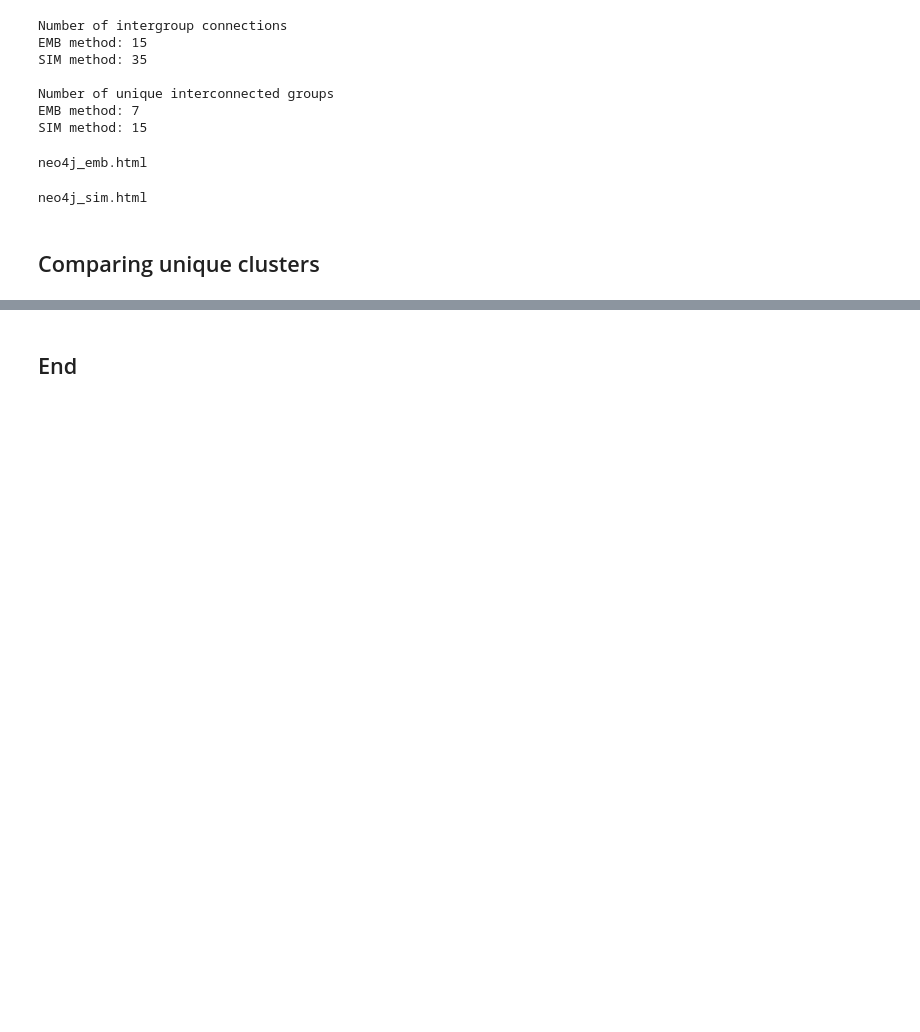
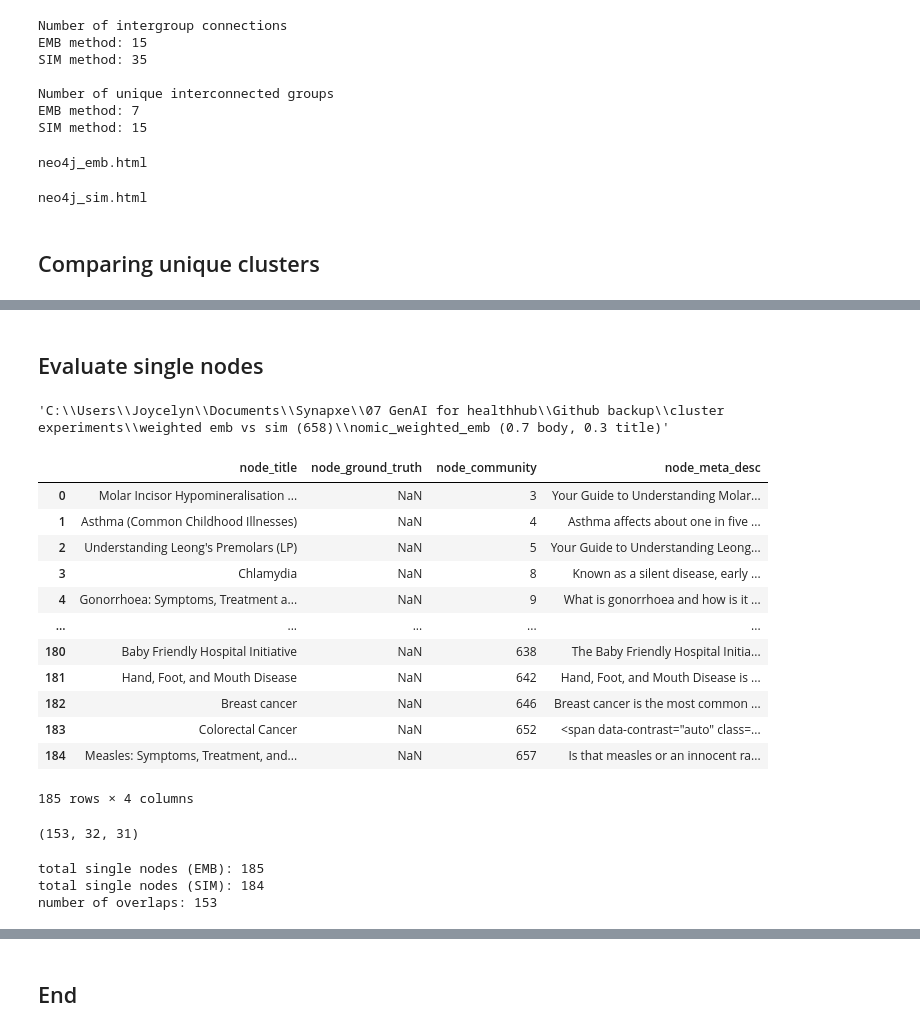
Before and after one commit to Synapxe-DNA/healthhub-content-optimization, a Jupyter notebook: content-optimization/notebooks/exp_evaluation.ipynb, the cells around one changed output, grey strips where cells are left out. Drawn from its saved outputs; the diff is of its cells as text; code cells hidden in the pictures; blank space fills up the shorter version.

Commit message:
code improvement for experiment output evaluation

```diff
--- a/content-optimization/notebooks/exp_evaluation.ipynb
+++ b/content-optimization/notebooks/exp_evaluation.ipynb
@@ -5,13 +6,14 @@ import pyvis
 # %%
 root_path = r"C:\Users\Joycelyn\Documents\Synapxe\07 GenAI for healthhub\Github backup\cluster experiments\weighted emb vs sim (658)"
-emb_path = os.path.join(root_path,"nomic_weighted_emb (0.7 body, 0.3 title)")
-sim_path = os.path.join(root_path,"nomic_weighted_sim (0.7 body, 0.3 title)")
+emb_path_th_median = os.path.join(root_path,"nomic_weighted_emb (0.7 body, 0.3 title)")
+emb_path_th_09 = os.path.join(root_path,"nomic_weighted_emb (0.7 body, 0.3 title) th09")
 
-with open(os.path.join(emb_path,"neo4j_predicted_clusters.pkl"), "rb") as f:
-    emb_results = pickle.load(f)
 
-with open(os.path.join(sim_path,"neo4j_predicted_clusters.pkl"), "rb") as f:
-    sim_results = pickle.load(f)
+with open(os.path.join(emb_path_th_median,"neo4j_predicted_clusters.pkl"), "rb") as f:
+    emb_results_median = pickle.load(f)
+
+with open(os.path.join(emb_path_th_09,"neo4j_predicted_clusters.pkl"), "rb") as f:
+    emb_results_th09 = pickle.load(f)
 # %% [markdown]
 ## identify common and unique clusters
 # %%
@@ -220,0 +371,25 @@ Unique articles in SIM cluster:
+# %% [markdown]
+## Evaluate single nodes
+# %%
+emb_path
+# %% [output]
+'C:\\Users\\Joycelyn\\Documents\\Synapxe\\07 GenAI for healthhub\\Github backup\\cluster experiments\\weighted emb vs sim (658)\\nomic_weighted_emb (0.7 body, 0.3 title)'
+# %%
+emb_unclustered = pd.read_csv(os.path.join(emb_path,"neo_4j_unclustered_data.csv"))
+sim_unclustered = pd.read_csv(os.path.join(sim_path,"neo_4j_unclustered_data.csv"))
+
+emb_unclustered
+# %% [output]
+|  | node_title | node_ground_truth | node_community | node_meta_desc |
+| 0 | Molar Incisor Hypomineralisation ... | NaN | 3 | Your Guide to Understanding Molar... |
+| 1 | Asthma (Common Childhood Illnesses) | NaN | 4 | Asthma affects about one in five ... |
+| 2 | Understanding Leong's Premolars (LP) | NaN | 5 | Your Guide to Understanding Leong... |
+| 3 | Chlamydia | NaN | 8 | Known as a silent disease, early ... |
+| 4 | Gonorrhoea: Symptoms, Treatment a... | NaN | 9 | What is gonorrhoea and how is it ... |
+| ... | ... | ... | ... | ... |
+| 180 | Baby Friendly Hospital Initiative | NaN | 638 | The Baby Friendly Hospital Initia... |
+| 181 | Hand, Foot, and Mouth Disease | NaN | 642 | Hand, Foot, and Mouth Disease is ... |
+| 182 | Breast cancer | NaN | 646 | Breast cancer is the most common ... |
+| 183 | Colorectal Cancer | NaN | 652 | <span data-contrast="auto" class=... |
+| 184 | Measles: Symptoms, Treatment, and... | NaN | 657 | Is that measles or an innocent ra... |
+185 rows × 4 columns
@@ -220,0 +399,17 @@ Unique articles in SIM cluster:
+# %%
+overlap = set(emb_unclustered_list).intersection(set(sim_unclustered_list))
+emb_not_overlap = list(set(emb_unclustered_list)-set(sim_unclustered_list))
+sim_not_overlap = list(set(sim_unclustered_list)-set(emb_unclustered_list))
+
+len(overlap),len(emb_not_overlap),len(sim_not_overlap)
+# %% [output]
+(153, 32, 31)
+# %%
+print(f"total single nodes (EMB): {len(emb_unclustered_list)} \
+    \ntotal single nodes (SIM): {len(sim_unclustered_list)} \
+    \nnumber of overlaps: {len(overlap)}"
+    )
+# %% [output]
+total single nodes (EMB): 185
+total single nodes (SIM): 184
+number of overlaps: 153
```
Also changed, not shown: parts of 19 cells of this notebook, 1 other file.
